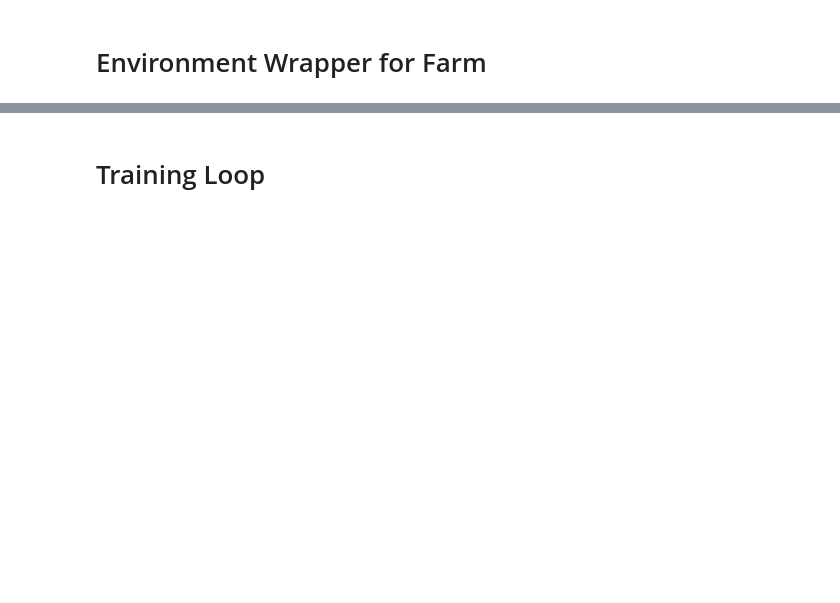
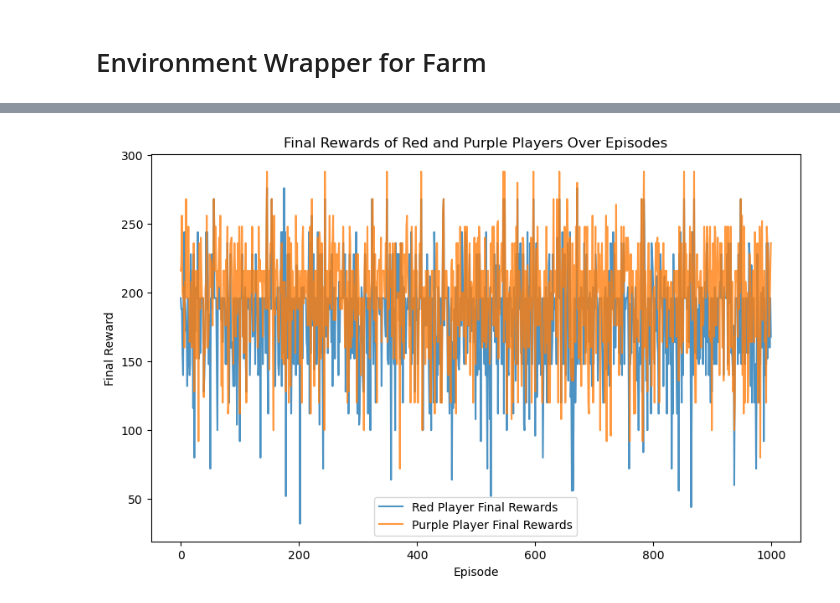
Before and after one commit to pamop/modeling-helping, a Jupyter notebook: modeling/Oliver RL.ipynb, the cells around one changed output, grey strips where cells are left out. Drawn from its saved outputs; the diff is of its cells as text; code cells hidden in the pictures; blank space fills up the shorter version.

```diff
--- a/modeling/Oliver RL.ipynb
+++ b/modeling/Oliver RL.ipynb
@@ -2,11 +2,11 @@
 # Environment Wrapper for Farm
 # %%
 import numpy as np
+import matplotlib.pyplot as plt
 import random
 from mcts import MCTS
 from agents import *
-
-import farmgame
+from farmgame import *
 
 # Define the FarmEnv class
 class FarmEnv:
@@ -29,7 +29,7 @@ class FarmEnv:
         return new_state, reward, self.done, {}  # Return updated state
 
     def get_state(self):
-        return tuple(self.game)  # Represent state as a tuple
+        return self.game
 
     def render(self):
         self.game.print_farm()
@@ -40,0 +89,5 @@ class FarmEnv:
+# %%
+farm_instance = configure_game()  # Ensure this function initializes the Farm object correctly
+env = FarmEnv(farm_instance)
+
+agent1, agent2, final_rewards_red, final_rewards_purple = train_q_learning_agent(env, num_episodes=1000)
@@ -41 +112,13 @@ class FarmEnv:
+# %%
+# Plot the final rewards
+plt.figure(figsize=(10, 6))
+plt.plot(final_rewards_red, label="Red Player Final Rewards", alpha=0.8)
+plt.plot(final_rewards_purple, label="Purple Player Final Rewards", alpha=0.8)
+plt.xlabel("Episode")
+plt.ylabel("Final Reward")
+plt.title("Final Rewards of Red and Purple Players Over Episodes")
+plt.legend()
+plt.show()
+# %% [output]
+[figure, added]
 # %%
@@ -66,2 +148,0 @@ class QLearningAgent:
-# %% [markdown]
-# Training Loop
```
Also changed, not shown: parts of 8 cells of this notebook, 1 other file.
